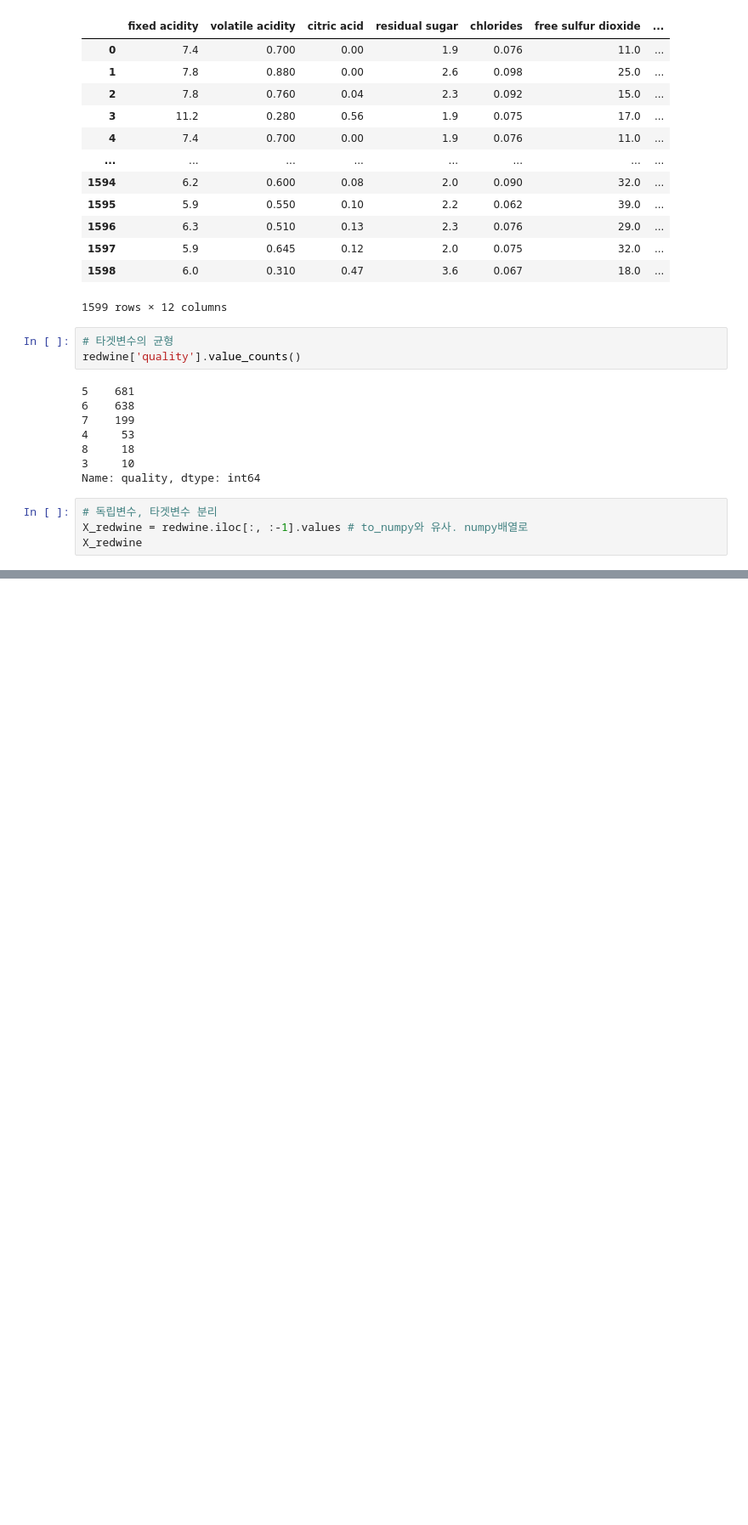
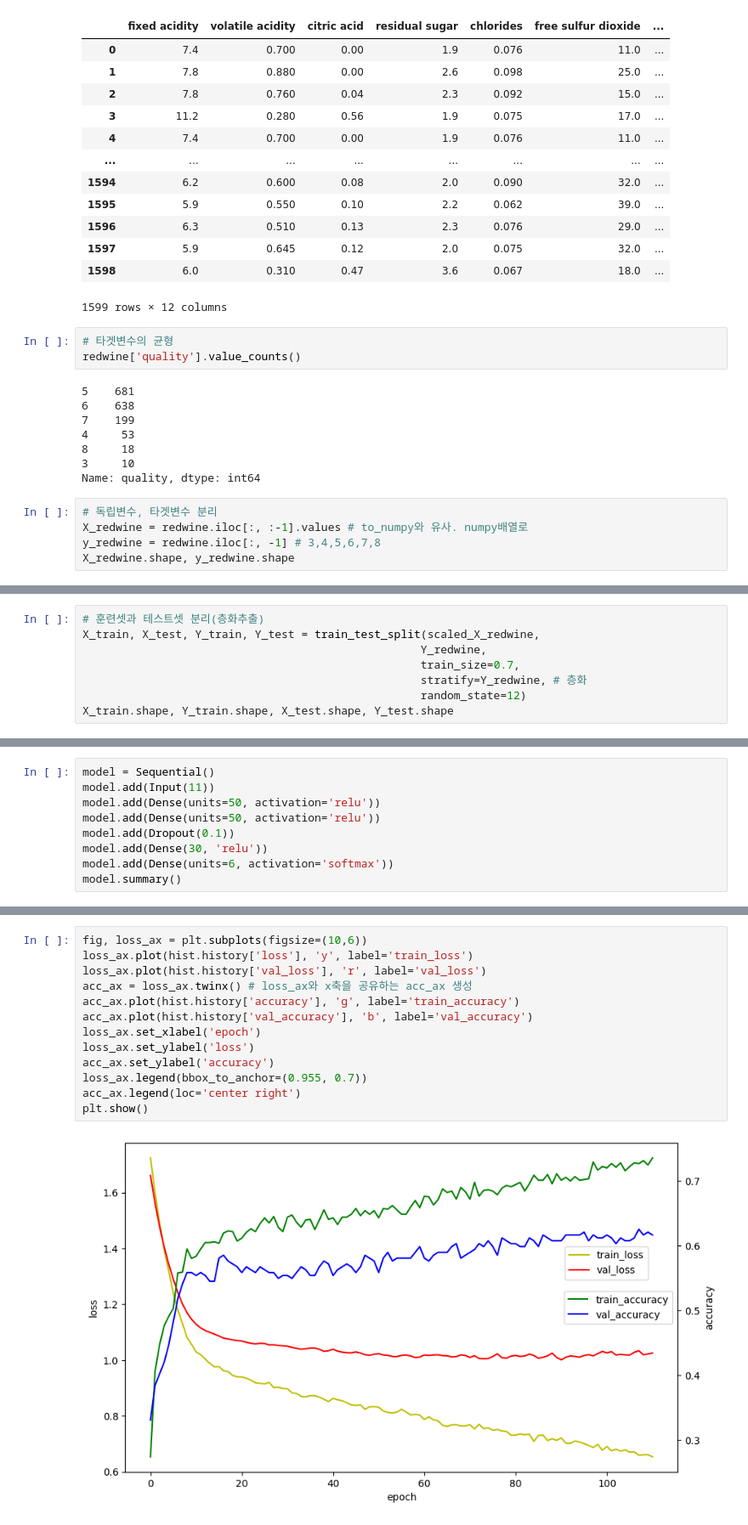
Before and after one commit to taro87/ai, a Jupyter notebook: source/05_DeepLearning/09_wine품질등급예측(다중분류).ipynb, the cells around one changed output, grey strips where cells are left out. Shown at 85% size. Drawn from its saved outputs; the diff is of its cells as text; blank space fills up the shorter version.

```diff
--- a/source/05_DeepLearning/09_wine품질등급예측(다중분류).ipynb
+++ b/source/05_DeepLearning/09_wine품질등급예측(다중분류).ipynb
@@ -84,5 +85,6 @@ Name: quality, dtype: int64
 # %%
 # 독립변수, 타겟변수 분리
 X_redwine = redwine.iloc[:, :-1].values # to_numpy와 유사. numpy배열로
-X_redwine
+y_redwine = redwine.iloc[:, -1] # 3,4,5,6,7,8
+X_redwine.shape, y_redwine.shape
 # %% [output]
@@ -106,0 +111,8 @@ NameError: name 'y_redwine' is not defined
+# %%
+# 훈련셋과 테스트셋 분리(층화추출)
+X_train, X_test, Y_train, Y_test = train_test_split(scaled_X_redwine,
+                                                   Y_redwine,
+                                                   train_size=0.7,
+                                                   stratify=Y_redwine, # 층화
+                                                   random_state=12)
+X_train.shape, Y_train.shape, X_test.shape, Y_test.shape
@@ -106,0 +134,9 @@ NameError: name 'y_redwine' is not defined
+# %%
+model = Sequential()
+model.add(Input(11))
+model.add(Dense(units=50, activation='relu'))
+model.add(Dense(units=50, activation='relu'))
+model.add(Dropout(0.1))
+model.add(Dense(30, 'relu'))
+model.add(Dense(units=6, activation='softmax'))
+model.summary()
@@ -106,0 +228,15 @@ NameError: name 'y_redwine' is not defined
+# %%
+fig, loss_ax = plt.subplots(figsize=(10,6))
+loss_ax.plot(hist.history['loss'], 'y', label='train_loss')
+loss_ax.plot(hist.history['val_loss'], 'r', label='val_loss')
+acc_ax = loss_ax.twinx() # loss_ax와 x축을 공유하는 acc_ax 생성
+acc_ax.plot(hist.history['accuracy'], 'g', label='train_accuracy')
+acc_ax.plot(hist.history['val_accuracy'], 'b', label='val_accuracy')
+loss_ax.set_xlabel('epoch')
+loss_ax.set_ylabel('loss')
+acc_ax.set_ylabel('accuracy')
+loss_ax.legend(bbox_to_anchor=(0.955, 0.7))
+acc_ax.legend(loc='center right')
+plt.show()
+# %% [output]
+[figure, added]
```
Also changed, not shown: parts of 17 cells of this notebook, 4 other files.
